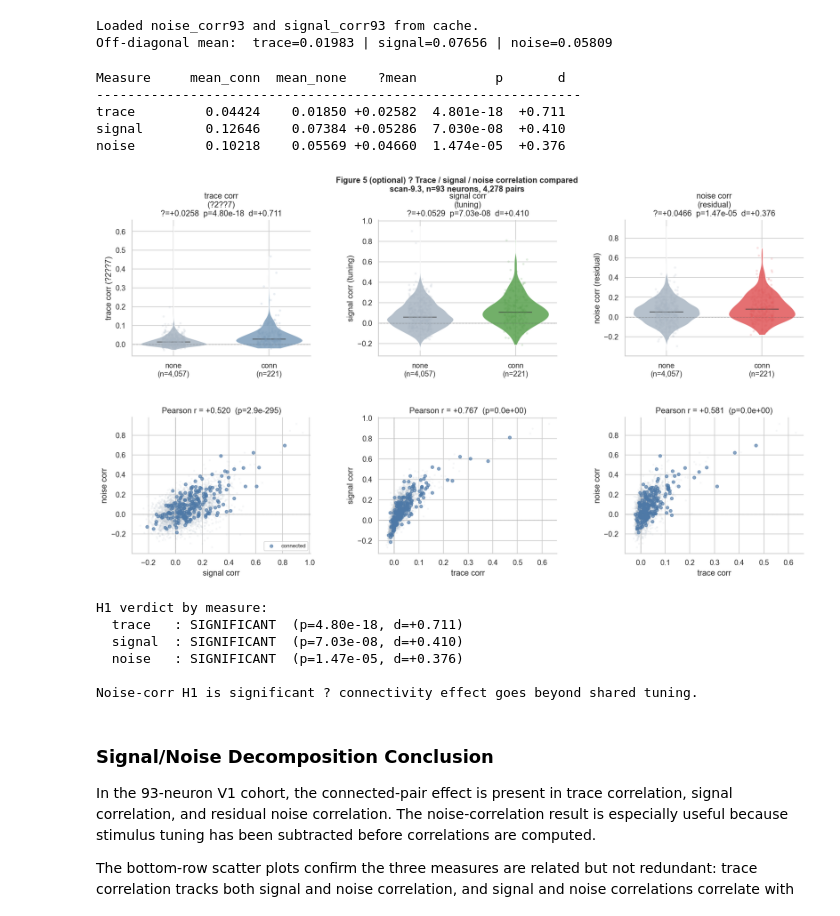
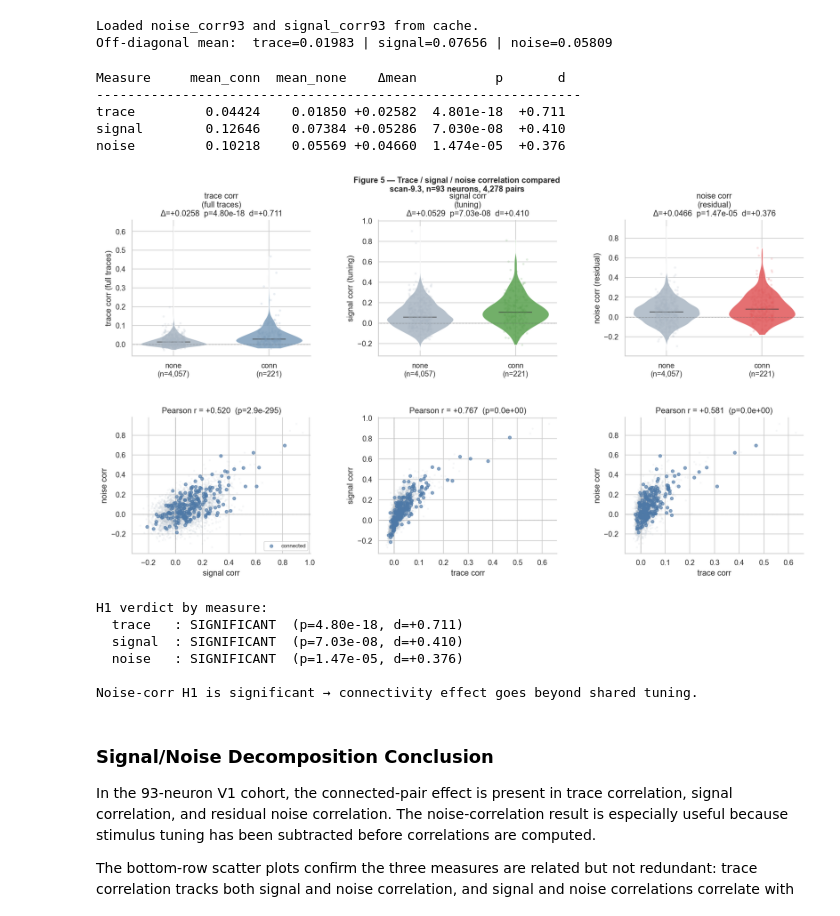
Before and after one commit to BCRLeo/Neuro, a Jupyter notebook: FINAL.ipynb, the cells around one changed output. Drawn from its saved outputs; the diff is of its cells as text; code cells hidden in the pictures.

```diff
--- a/FINAL.ipynb
+++ b/FINAL.ipynb
@@ -2469,7 +2405,7 @@ bins_h = np.linspace(-0.07, 0.70, 55)
 ax = axes[0]
 for g, dv in zip(ORDER_CONN, [f_none93, f_uni93, f_bi93]):
     ax.hist(dv, bins=bins_h, density=True, histtype='step', linewidth=1.8,
-            color=PAL_CONN[g], label=f'{g}  (n={len(dv):,}, ?={dv.mean():.4f})')
+            color=PAL_CONN[g], label=f'{g}  (n={len(dv):,}, µ={dv.mean():.4f})')
 ax.axvline(0, color='0.4', lw=0.8, ls=':')
 ax.set(xlabel='trace correlation  $F_{corr}$', ylabel='density',
        title='Trace-corr distributions by connection type')
@@ -2481,7 +2417,7 @@ for g, dv in zip(ORDER_CONN, [f_none93, f_uni93, f_bi93]):
     ax2.plot(sv, np.linspace(0, 1, len(sv)), color=PAL_CONN[g], lw=2, label=f'{g}  (n={len(dv):,})')
 ax2.axvline(0, color='0.4', lw=0.8, ls=':')
 ax2.set(xlabel='trace correlation  $F_{corr}$', ylabel='cumulative fraction',
-        title='CDF ? rightward shift = higher correlation')
+        title='CDF — rightward shift = higher correlation')
 ax2.legend(fontsize=9)
 
 ax3 = axes[2]
@@ -2491,7 +2427,7 @@ plt.colorbar(im, ax=ax3, shrink=0.85, label='trace corr  $F_{corr}$')
 ax3.set(title='Trace-corr matrix (sorted by pref. orientation)',
         xlabel='neuron j (sorted)', ylabel='neuron i (sorted)')
 
-plt.suptitle('Figure 2 ? Trace-correlation distribution overview (n=93)', fontweight='bold')
+plt.suptitle('Figure 2 — Trace-correlation distribution overview (n=93)', fontweight='bold')
 plt.tight_layout(); plt.show()
 # %% [output]
 [figure]
@@ -2507,7 +2443,7 @@ r3_93 = p4_mw_row('bi   vs none', f_bi93, f_none93)
 r4_93 = p4_mw_row('bi   vs uni', f_bi93, f_uni93)
 for r in [r1_93, r2_93, r3_93, r4_93]:
     print(f'{r["comparison"]:<20}  n_a={r["n_conn"]:>5,}  n_b={r["n_ctrl"]:>5,}  '
-          f'?mean={r["mean_diff"]:+.4f}  [{r["ci_lo"]:+.4f},{r["ci_hi"]:+.4f}]  '
+          f'Δmean={r["mean_diff"]:+.4f}  [{r["ci_lo"]:+.4f},{r["ci_hi"]:+.4f}]  '
           f'p={r["p_one_sided"]:.3e}  d={r["cohens_d"]:+.3f}')
 
 fig, ax = plt.subplots(figsize=(8.5, 3.8))
@@ -2522,8 +2458,8 @@ for y_, r_, c_ in zip(ypos, results_pw93, [PAL_CONN['uni'], PAL_CONN['bi'], RAMP
             va='center', fontsize=9, color='0.3')
 ax.axvline(0, color='0.4', lw=0.8, ls=':')
 ax.set_yticks(ypos); ax.set_yticklabels(labels_pw93, fontsize=10)
-ax.set_xlabel('? mean trace correlation  $F_{corr}$  (95% CI)')
-ax.set_title('Figure 3 ? Pairwise comparisons (scan-9.3, n=93)')
+ax.set_xlabel(' Δ mean trace correlation  $F_{corr}$  (95% CI)')
+ax.set_title('Figure 3  — Pairwise comparisons (scan-9.3, n=93)')
 plt.tight_layout(); plt.show()
 
 PAIRWISE_93 = [r1_93, r2_93, r3_93, r4_93]
@@ -2695,11 +2631,11 @@ measures93 = {
     'noise': noise_corr93[midxs93[iu93], midxs93[ju93]],
 }
 measure_colors93 = {'trace': '#7f9fbc', 'signal': '#59A14F', 'noise': '#E15759'}
-measure_labels93 = {'trace': 'trace corr\n(?2??7)',
+measure_labels93 = {'trace': 'trace corr\n(full traces)',
                     'signal': 'signal corr\n(tuning)',
                     'noise': 'noise corr\n(residual)'}
 
-print(f'{"Measure":<10} {"mean_conn":>10} {"mean_none":>10} {"?mean":>8} {"p":>10} {"d":>7}')
+print(f'{"Measure":<10} {"mean_conn":>10} {"mean_none":>10} {"Δmean":>8} {"p":>10} {"d":>7}')
 print('-' * 62)
 h1_by_measure93 = {}
 for mkey, vals in measures93.items():
@@ -2734,7 +2670,7 @@ for col, mkey in enumerate(measures93):
     ax.set_xticklabels([f'none\n(n={len(b_v):,})', f'conn\n(n={len(a_v):,})'])
     ax.set_ylabel(measure_labels93[mkey].replace('\n', ' '))
     ax.set_title(f'{measure_labels93[mkey]}\n'
-                 f'?={r_["mean_diff"]:+.4f}  p={r_["p_one_sided"]:.2e}  d={r_["cohens_d"]:+.3f}')
+                 f'Δ={r_["mean_diff"]:+.4f}  p={r_["p_one_sided"]:.2e}  d={r_["cohens_d"]:+.3f}')
     ax.axhline(0, color='0.4', lw=0.7, ls=':')
 
 scatter_triples93 = [
@@ -2745,44 +2681,44 @@ scatter_triples93 = [
 for col, (xk, yk, xlabel, ylabel) in enumerate(scatter_triples93):
     ax = fig.add_subplot(gs[1, col])
     xv = measures93[xk]; yv = measures93[yk]
     ax.scatter(xv[~connected_mask93], yv[~connected_mask93],
                color=PAL_CONN['none'], alpha=0.07, s=4, zorder=2)
     ax.scatter(xv[connected_mask93], yv[connected_mask93],
                color=PAL_CONN['uni'], alpha=0.65, s=20, zorder=4, label='connected')
     r_val, p_val = stats.pearsonr(xv, yv)
     ax.set(xlabel=xlabel, ylabel=ylabel,
            title=f'Pearson r = {r_val:+.3f}  (p={p_val:.1e})')
     ax.axhline(0, color='0.4', lw=0.5, ls=':'); ax.axvline(0, color='0.4', lw=0.5, ls=':')
     if col == 0:
         ax.legend(fontsize=8)
 
-fig.suptitle('Figure 5 (optional) ? Trace / signal / noise correlation compared\n'
+fig.suptitle('Figure 5 — Trace / signal / noise correlation compared\n'
              'scan-9.3, n=93 neurons, 4,278 pairs', fontweight='bold', fontsize=12)
 plt.show()
 
 print('\nH1 verdict by measure:')
 for mkey, r_ in h1_by_measure93.items():
     verdict = 'SIGNIFICANT' if r_['p_one_sided'] < 0.05 else 'not significant'
     print(f'  {mkey:<8}: {verdict}  (p={r_["p_one_sided"]:.2e}, d={r_["cohens_d"]:+.3f})')
 nc_p93 = h1_by_measure93['noise']['p_one_sided']
 print()
 if nc_p93 < 0.05:
-    print('Noise-corr H1 is significant ? connectivity effect goes beyond shared tuning.')
+    print('Noise-corr H1 is significant → connectivity effect goes beyond shared tuning.')
 else:
-    print('Noise-corr H1 not significant ? effect may be driven primarily by shared tuning.')
+    print('Noise-corr H1 not significant → effect may be driven primarily by shared tuning.')
 # %% [output]
-Measure     mean_conn  mean_none    ?mean          p       d
+Measure     mean_conn  mean_none    Δmean          p       d
 --------------------------------------------------------------
 trace         0.04424    0.01850 +0.02582  4.801e-18  +0.711
 signal        0.12646    0.07384 +0.05286  7.030e-08  +0.410
 noise         0.10218    0.05569 +0.04660  1.474e-05  +0.376
-[figure, old version]
+[figure, new version]
 H1 verdict by measure:
   trace   : SIGNIFICANT  (p=4.80e-18, d=+0.711)
   signal  : SIGNIFICANT  (p=7.03e-08, d=+0.410)
   noise   : SIGNIFICANT  (p=1.47e-05, d=+0.376)
 
-Noise-corr H1 is significant ? connectivity effect goes beyond shared tuning.
+Noise-corr H1 is significant → connectivity effect goes beyond shared tuning.
 # %% [markdown]
 ### Signal/Noise Decomposition Conclusion
 
```
Also changed, not shown: parts of 16 cells of this notebook, 1 other file.
